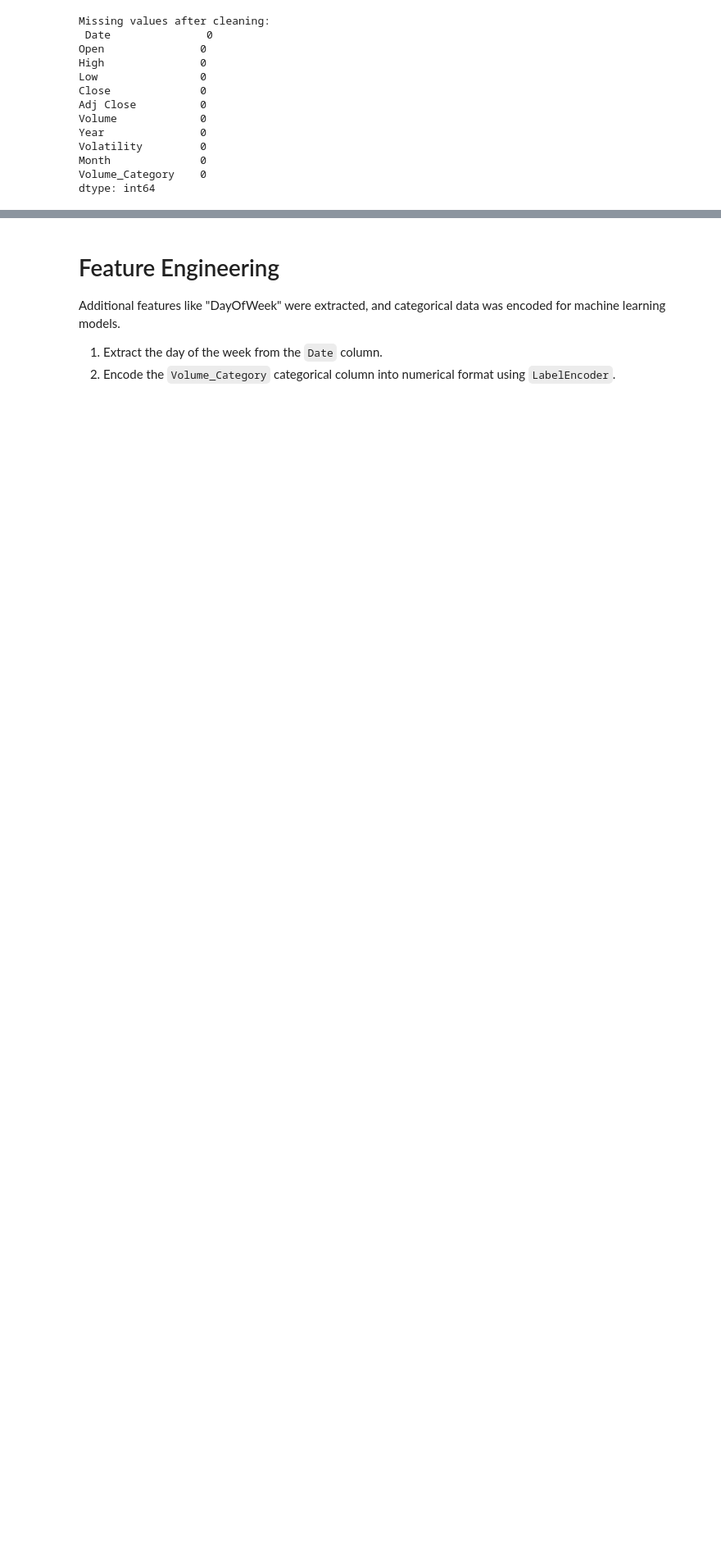
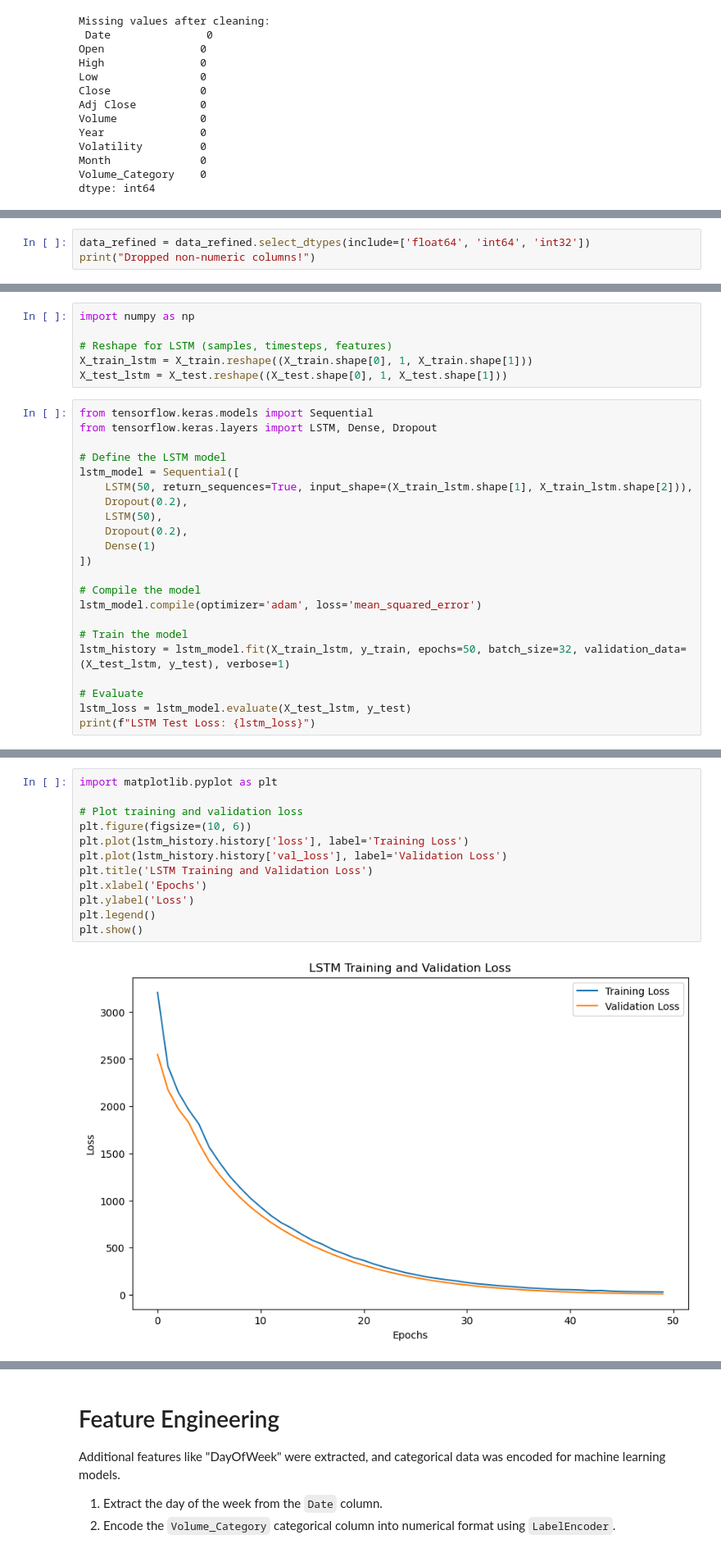
Before and after one commit to ElifSurucu/Google-Stock-Market-Data, a Jupyter notebook: Machine_Learning_Last updated.ipynb, the cells around one changed output, grey strips where cells are left out. Shown at 82% size. Saved outputs shown, nothing was run; the diff lists cells and outputs as text; blank space fills up the shorter version.

Commit message:
modeling update

```diff
--- a/Machine_Learning_Last updated.ipynb
+++ b/Machine_Learning_Last updated.ipynb
@@ -160,0 +243,3 @@ dtype: int64
+# %%
+data_refined = data_refined.select_dtypes(include=['float64', 'int64', 'int32'])
+print("Dropped non-numeric columns!")
@@ -160,0 +302,28 @@ dtype: int64
+# %%
+import numpy as np
+
+# Reshape for LSTM (samples, timesteps, features)
+X_train_lstm = X_train.reshape((X_train.shape[0], 1, X_train.shape[1]))
+X_test_lstm = X_test.reshape((X_test.shape[0], 1, X_test.shape[1]))
+# %%
+from tensorflow.keras.models import Sequential
+from tensorflow.keras.layers import LSTM, Dense, Dropout
+
+# Define the LSTM model
+lstm_model = Sequential([
+    LSTM(50, return_sequences=True, input_shape=(X_train_lstm.shape[1], X_train_lstm.shape[2])),
+    Dropout(0.2),
+    LSTM(50),
+    Dropout(0.2),
+    Dense(1)
+])
+
+# Compile the model
+lstm_model.compile(optimizer='adam', loss='mean_squared_error')
+
+# Train the model
+lstm_history = lstm_model.fit(X_train_lstm, y_train, epochs=50, batch_size=32, validation_data=(X_test_lstm, y_test), verbose=1)
+
+# Evaluate
+lstm_loss = lstm_model.evaluate(X_test_lstm, y_test)
+print(f"LSTM Test Loss: {lstm_loss}")
@@ -160,0 +348,14 @@ dtype: int64
+# %%
+import matplotlib.pyplot as plt
+
+# Plot training and validation loss
+plt.figure(figsize=(10, 6))
+plt.plot(lstm_history.history['loss'], label='Training Loss')
+plt.plot(lstm_history.history['val_loss'], label='Validation Loss')
+plt.title('LSTM Training and Validation Loss')
+plt.xlabel('Epochs')
+plt.ylabel('Loss')
+plt.legend()
+plt.show()
+# %% [output]
+[figure, added]
```
Also changed, not shown: parts of 34 cells of this notebook, 44 other files.
